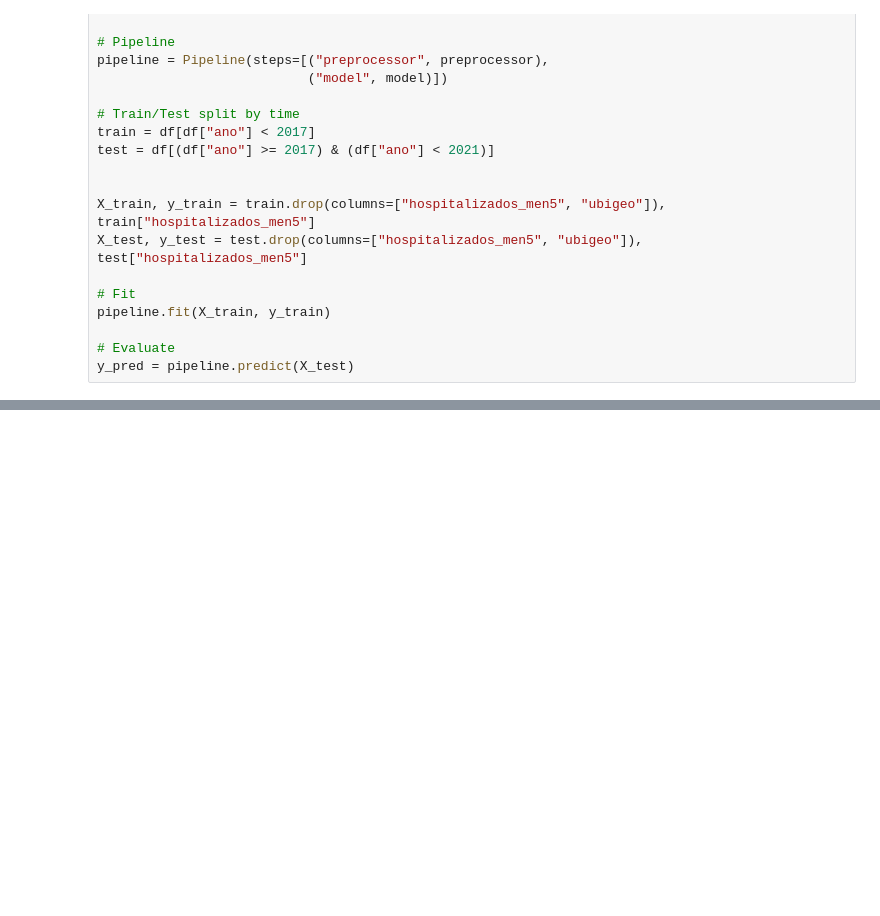
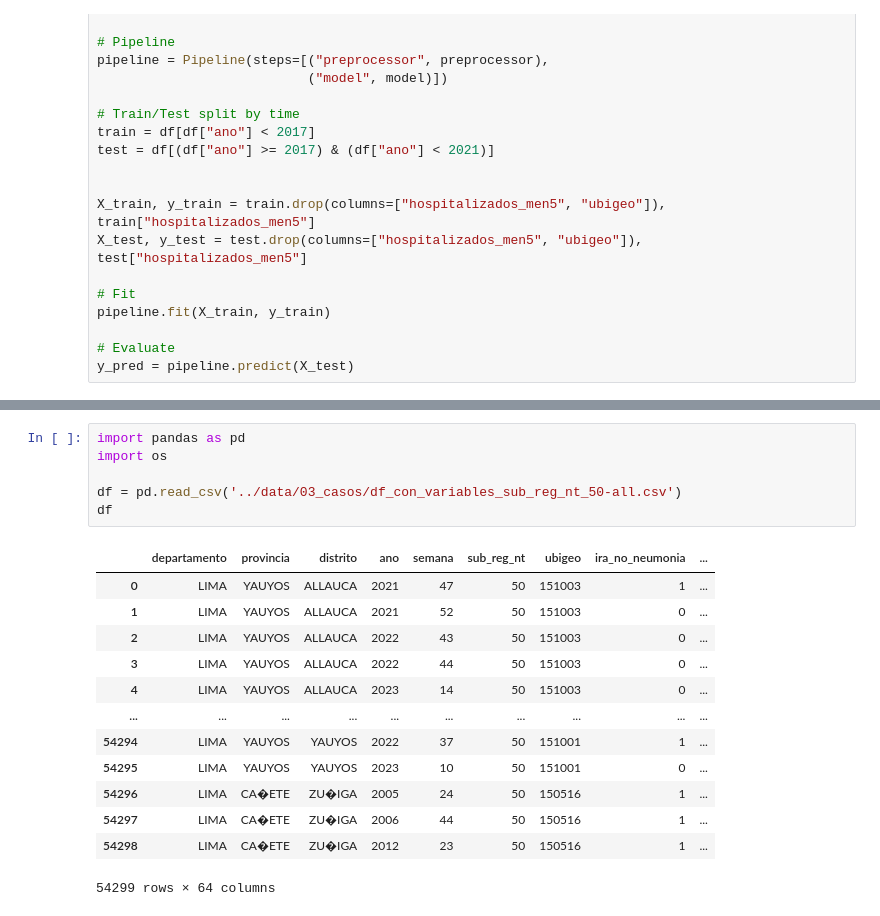
Before and after one commit to LuizIgnacio2002/Samsung_innovation_campus_proyecto, a Jupyter notebook: notebooks/modeling/1.0-lq-model training.ipynb, the cells around one changed output, grey strips where cells are left out. Saved outputs shown, nothing was run; the diff lists cells and outputs as text; blank space fills up the shorter version.

```diff
--- a/notebooks/modeling/1.0-lq-model training.ipynb
+++ b/notebooks/modeling/1.0-lq-model training.ipynb
@@ -194,3 +197,23 @@ plt.show()
+# %%
+import pandas as pd
+import os
+
+df = pd.read_csv('../data/03_casos/df_con_variables_sub_reg_nt_50-all.csv')
+df
+# %% [output]
+|  | departamento | provincia | distrito | ano | semana | sub_reg_nt | ubigeo | ira_no_neumonia | ... |
+| 0 | LIMA | YAUYOS | ALLAUCA | 2021 | 47 | 50 | 151003 | 1 | ... |
+| 1 | LIMA | YAUYOS | ALLAUCA | 2021 | 52 | 50 | 151003 | 0 | ... |
+| 2 | LIMA | YAUYOS | ALLAUCA | 2022 | 43 | 50 | 151003 | 0 | ... |
+| 3 | LIMA | YAUYOS | ALLAUCA | 2022 | 44 | 50 | 151003 | 0 | ... |
+| 4 | LIMA | YAUYOS | ALLAUCA | 2023 | 14 | 50 | 151003 | 0 | ... |
+| ... | ... | ... | ... | ... | ... | ... | ... | ... | ... |
+| 54294 | LIMA | YAUYOS | YAUYOS | 2022 | 37 | 50 | 151001 | 1 | ... |
+| 54295 | LIMA | YAUYOS | YAUYOS | 2023 | 10 | 50 | 151001 | 0 | ... |
+| 54296 | LIMA | CA�ETE | ZU�IGA | 2005 | 24 | 50 | 150516 | 1 | ... |
+| 54297 | LIMA | CA�ETE | ZU�IGA | 2006 | 44 | 50 | 150516 | 1 | ... |
+| 54298 | LIMA | CA�ETE | ZU�IGA | 2012 | 23 | 50 | 150516 | 1 | ... |
+54299 rows × 64 columns
 # %%
 import pandas as pd
 import numpy as np
```
Also changed, not shown: parts of 6 cells of this notebook, 4 other files.
